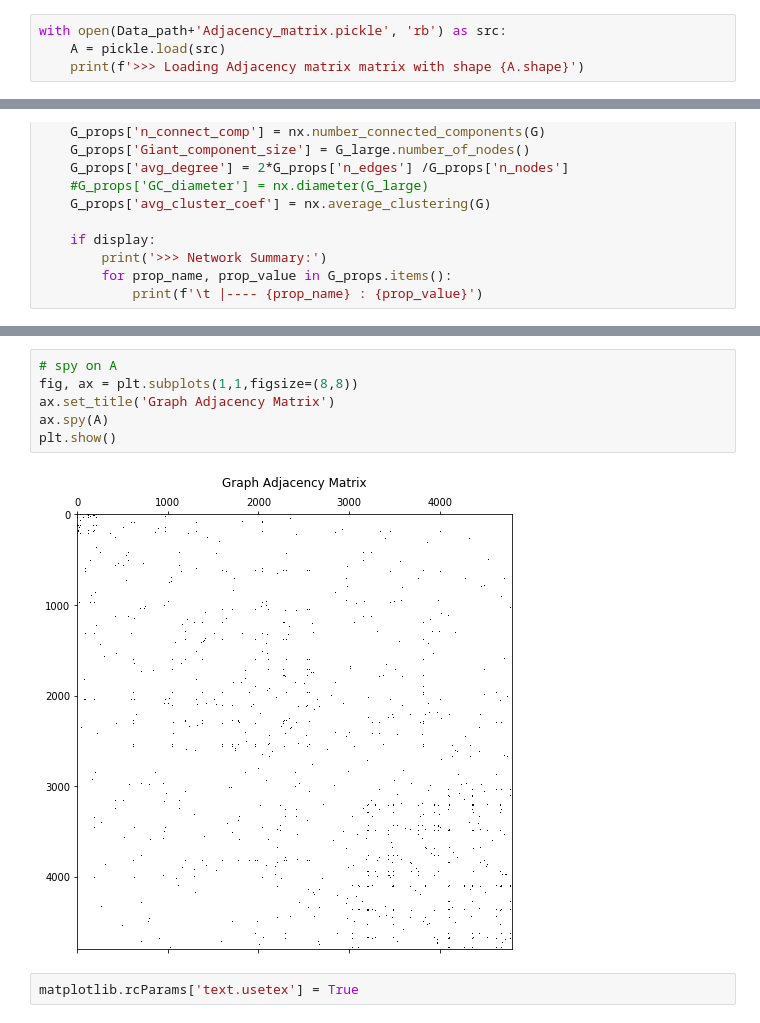
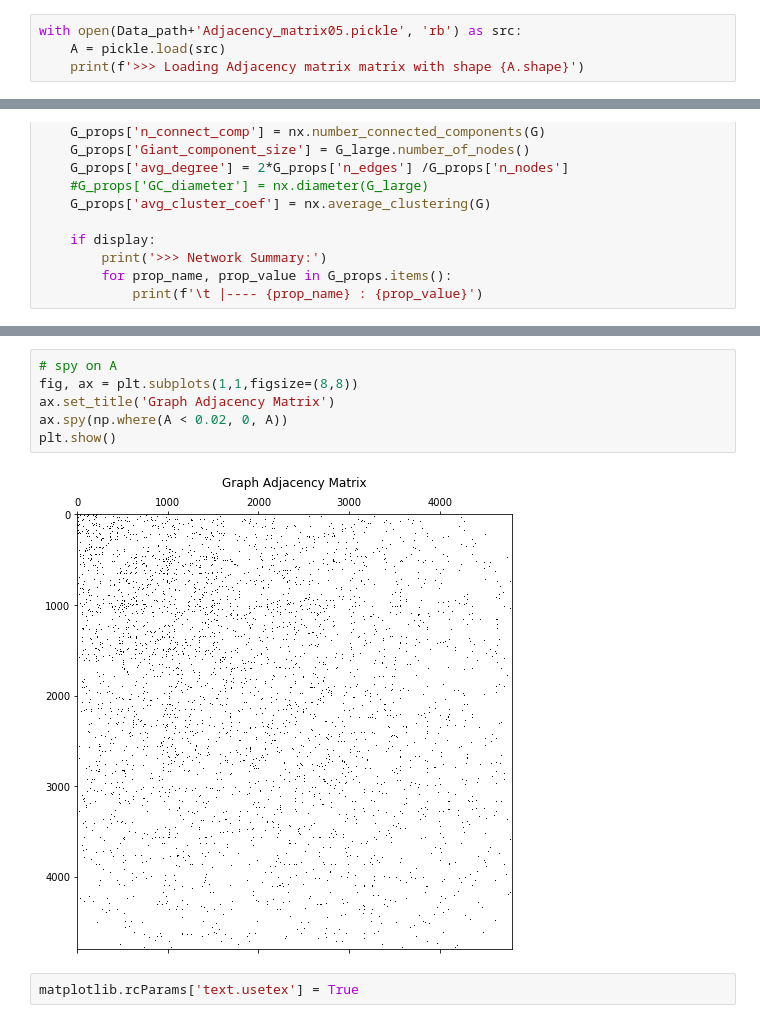
Before and after one commit to antoine-spahr/NTDS, a Jupyter notebook: Project/Graph_exploration.ipynb, the cells around one changed output, grey strips where cells are left out. Cells and saved outputs as stored; diff of their text form.

```diff
--- a/Project/Graph_exploration.ipynb
+++ b/Project/Graph_exploration.ipynb
@@ -17,7 +24,7 @@ nodes_attributes_df = pd.read_csv(Data_path+'nodes_attributes.csv')
 # %% [markdown]
 Load the Adjacency matrix
 # %%
-with open(Data_path+'Adjacency_matrix.pickle', 'rb') as src:
+with open(Data_path+'Adjacency_matrix05.pickle', 'rb') as src:
     A = pickle.load(src)
     print(f'>>> Loading Adjacency matrix matrix with shape {A.shape}')
 # %% [output]
@@ -72,11 +77,11 @@ graph_summary(G)
 # %%
 # spy on A
 fig, ax = plt.subplots(1,1,figsize=(8,8))
 ax.set_title('Graph Adjacency Matrix')
-ax.spy(A)
+ax.spy(np.where(A < 0.02, 0, A))
 plt.show()
 # %% [output]
-[figure, old version]
+[figure, new version]
 # %%
 matplotlib.rcParams['text.usetex'] = True
 # %%
```
Also changed, not shown: parts of 14 cells of this notebook, 1 other file.
